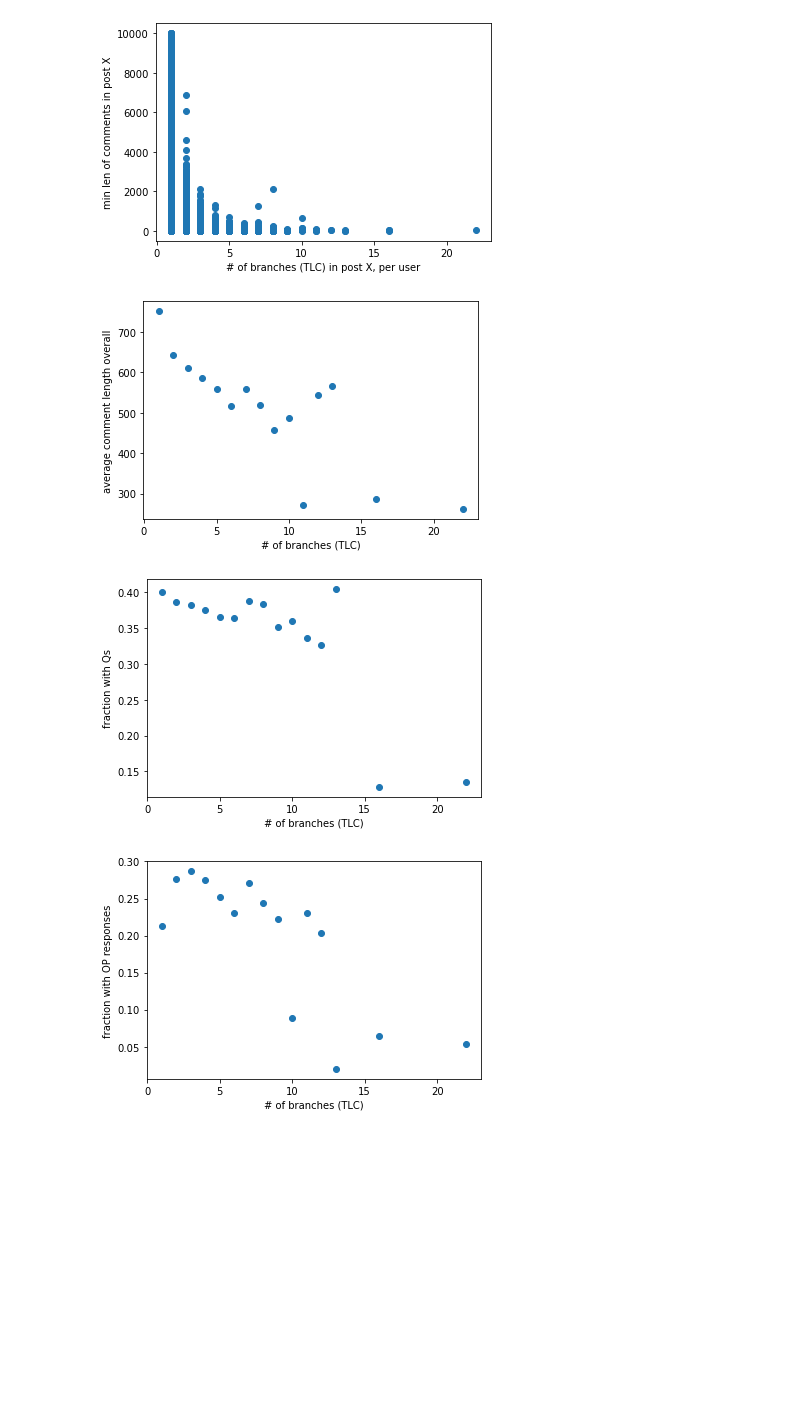
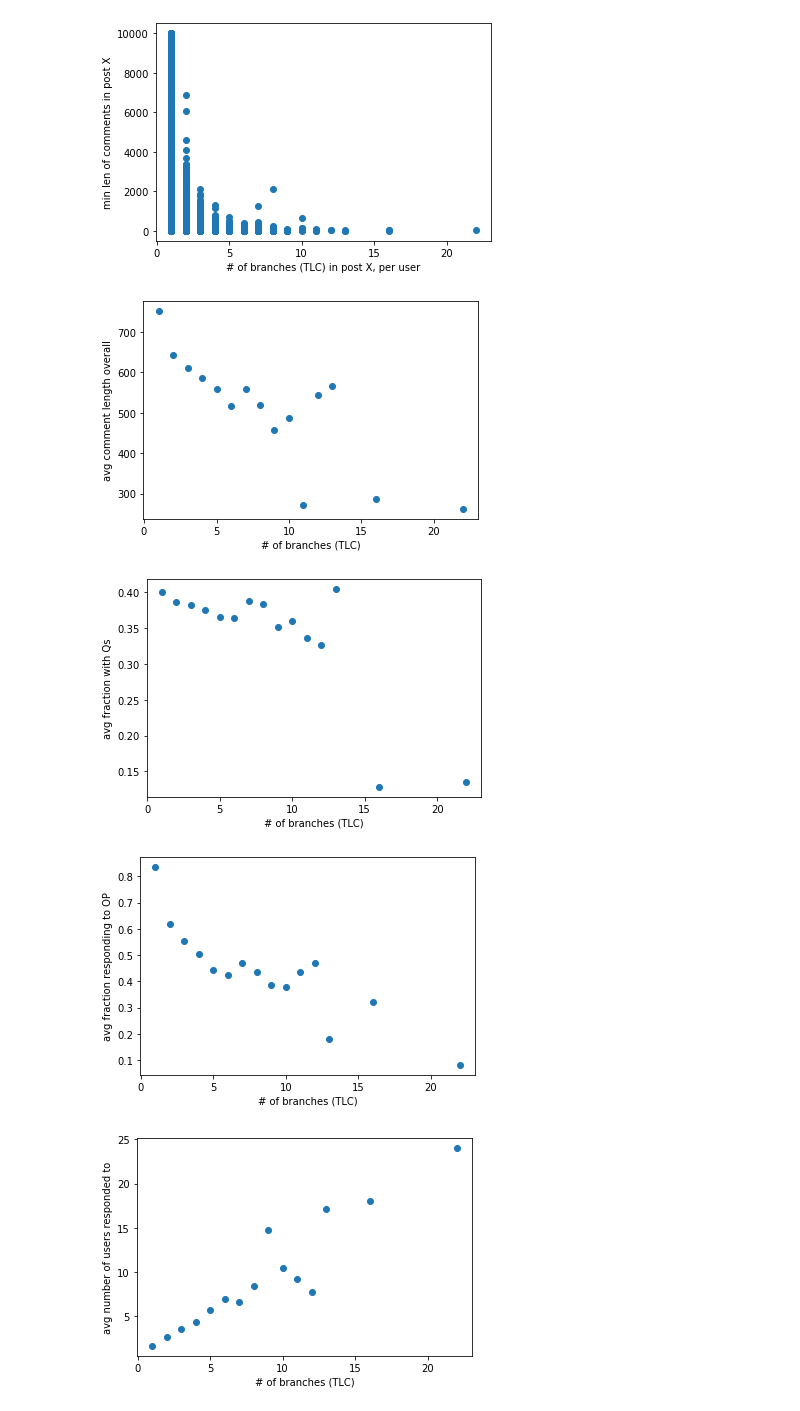
Before and after one commit to cephcyn/cornell_cs6742, a Jupyter notebook: nb_exploratory.ipynb, the cells around one changed output. Drawn from its saved outputs; the diff is of its cells as text; code cells hidden in the pictures; blank space fills up the shorter version.

```diff
--- a/nb_exploratory.ipynb
+++ b/nb_exploratory.ipynb
@@ -377,7 +397,7 @@ plt.scatter(
     [avglen for (_, avglen) in tLengthPathBranches]
 )
 plt.xlabel('# of branches (path)')
-plt.ylabel('average comment length overall')
+plt.ylabel('avg comment length overall')
 plt.show()
 
 tQuestionsPathBranches = []
@@ -391,7 +411,7 @@ plt.scatter(
     [qf for (_, qf) in tQuestionsPathBranches]
 )
 plt.xlabel('# of branches (paths)')
-plt.ylabel('fraction with Qs')
+plt.ylabel('avg fraction with Qs')
 plt.show()
 
 tOPResponsesPathBranches = []
@@ -405,6 +425,20 @@ plt.scatter(
     [rf for (_, rf) in tOPResponsesPathBranches]
 )
 plt.xlabel('# of branches (path)')
-plt.ylabel('fraction with OP responses')
+plt.ylabel('avg fraction responding to OP')
 plt.show()
+
+tRespondeePathBranches = []
+for bp in sorted(list(set([k[1] for k in tRespondees]))):
+    totalrs = sum([len(k[3])*k[0] for k in tRespondees if k[1]==bp])
+    totalcount = sum([k[0] for k in tRespondees if k[1]==bp])
+    tRespondeePathBranches.append( (bp, totalrs/totalcount) )
+
+plt.scatter(
+    [numc for (numc, _) in tRespondeePathBranches],
+    [rs for (_, rs) in tRespondeePathBranches]
+)
+plt.xlabel('# of branches (path)')
+plt.ylabel('avg number of users responded to')
+plt.show()
 # %% [output]
@@ -454,40 +489,55 @@ plt.scatter(
     [avglen for (_, avglen) in tLengthTLCBranches]
 )
 plt.xlabel('# of branches (TLC)')
-plt.ylabel('average comment length overall')
+plt.ylabel('avg comment length overall')
 plt.show()
 
 tQuestionsTLCBranches = []
 for bt in sorted(list(set([k[2] for k in tQuestions]))):
     totalqfs = sum([k[3]*k[0] for k in tQuestions if k[2]==bt])
     totalcount = sum([k[0] for k in tQuestions if k[2]==bt])
     tQuestionsTLCBranches.append( (bt, totalqfs/totalcount) )
 
 plt.scatter(
     [numbt for (numbt, _) in tQuestionsTLCBranches],
     [qf for (_, qf) in tQuestionsTLCBranches]
 )
 plt.xlabel('# of branches (TLC)')
-plt.ylabel('fraction with Qs')
+plt.ylabel('avg fraction with Qs')
 plt.show()
 
 tOPResponsesTLCBranches = []
 for bt in sorted(list(set([k[2] for k in tOPResponses]))):
     totalrfs = sum([k[3]*k[0] for k in tOPResponses if k[2]==bt])
     totalcount = sum([k[0] for k in tOPResponses if k[2]==bt])
     tOPResponsesTLCBranches.append( (bt, totalrfs/totalcount) )
 
 plt.scatter(
     [numbt for (numbt, _) in tOPResponsesTLCBranches],
     [rf for (_, rf) in tOPResponsesTLCBranches]
 )
 plt.xlabel('# of branches (TLC)')
-plt.ylabel('fraction with OP responses')
+plt.ylabel('avg fraction responding to OP')
 plt.show()
+
+tRespondeeTLCBranches = []
+for bt in sorted(list(set([k[2] for k in tRespondees]))):
+    totalrs = sum([len(k[3])*k[0] for k in tRespondees if k[2]==bt])
+    totalcount = sum([k[0] for k in tRespondees if k[2]==bt])
+    tRespondeeTLCBranches.append( (bt, totalrs/totalcount) )
+
+plt.scatter(
+    [numc for (numc, _) in tRespondeeTLCBranches],
+    [rs for (_, rs) in tRespondeeTLCBranches]
+)
+plt.xlabel('# of branches (TLC)')
+plt.ylabel('avg number of users responded to')
+plt.show()
 # %% [output]
-[figure, old version]
+[figure, new version]
-[figure, old version]
+[figure, new version]
-[figure, old version]
+[figure, new version]
+[figure, added]
 # %%
 # import re
 
```
Also changed, not shown: parts of 5 cells of this notebook.
